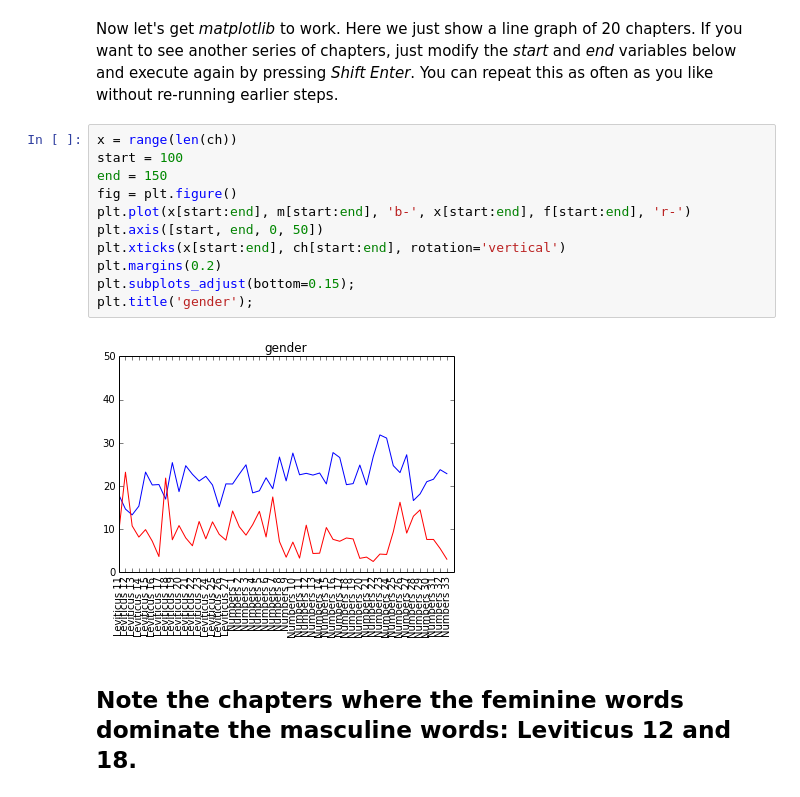
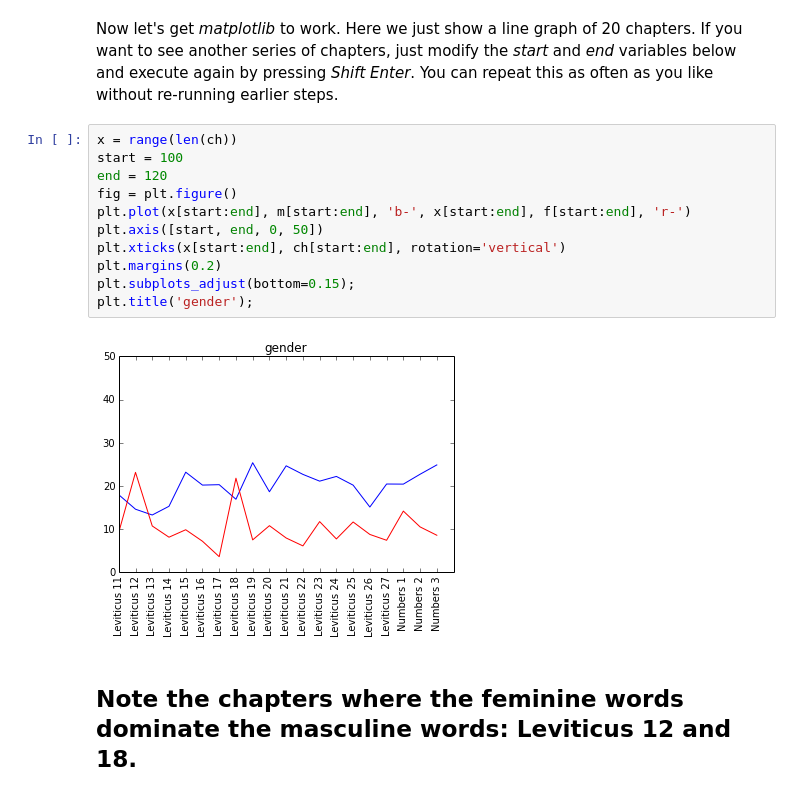
Before and after one commit to dirkroorda/laf-fabric, a Jupyter notebook: examples/gender.ipynb, the cells around one changed output. Drawn from its saved outputs; the diff is of its cells as text.

```diff
--- a/examples/gender.ipynb
+++ b/examples/gender.ipynb
@@ -369,16 +368,16 @@ You can repeat this as often as you like without re-running earlier steps.
 # %%
 x = range(len(ch))
 start = 100
-end = 150
+end = 120
 fig = plt.figure()
 plt.plot(x[start:end], m[start:end], 'b-', x[start:end], f[start:end], 'r-')
 plt.axis([start, end, 0, 50])
 plt.xticks(x[start:end], ch[start:end], rotation='vertical')
 plt.margins(0.2)
 plt.subplots_adjust(bottom=0.15);
 plt.title('gender');
 # %% [output]
-[figure, old version]
+[figure, new version]
 # %% [markdown]
 ## Note the chapters where the feminine words dominate the masculine words: Leviticus 12 and 18.
 # %% [markdown]
```
Also changed, not shown: parts of 3 cells of this notebook, 8 other files.
